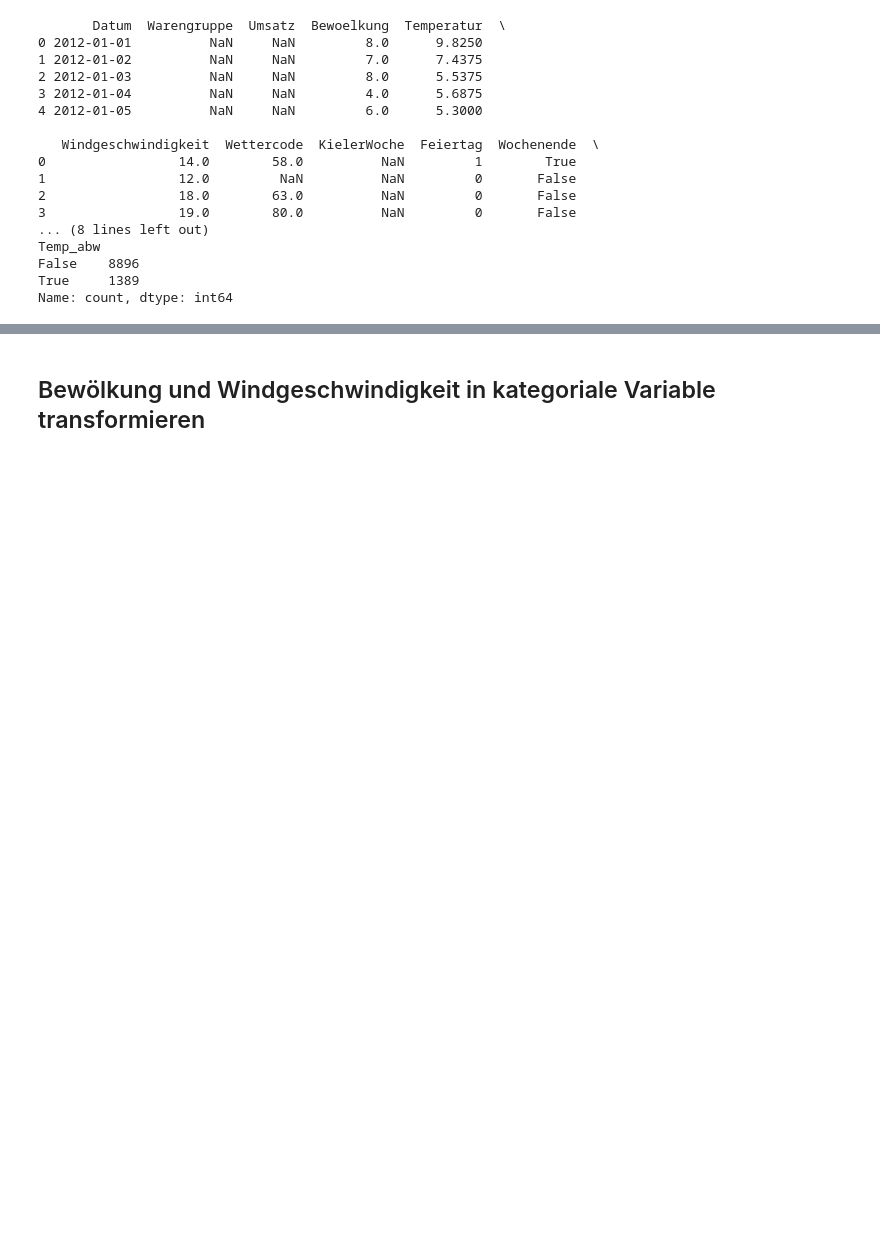
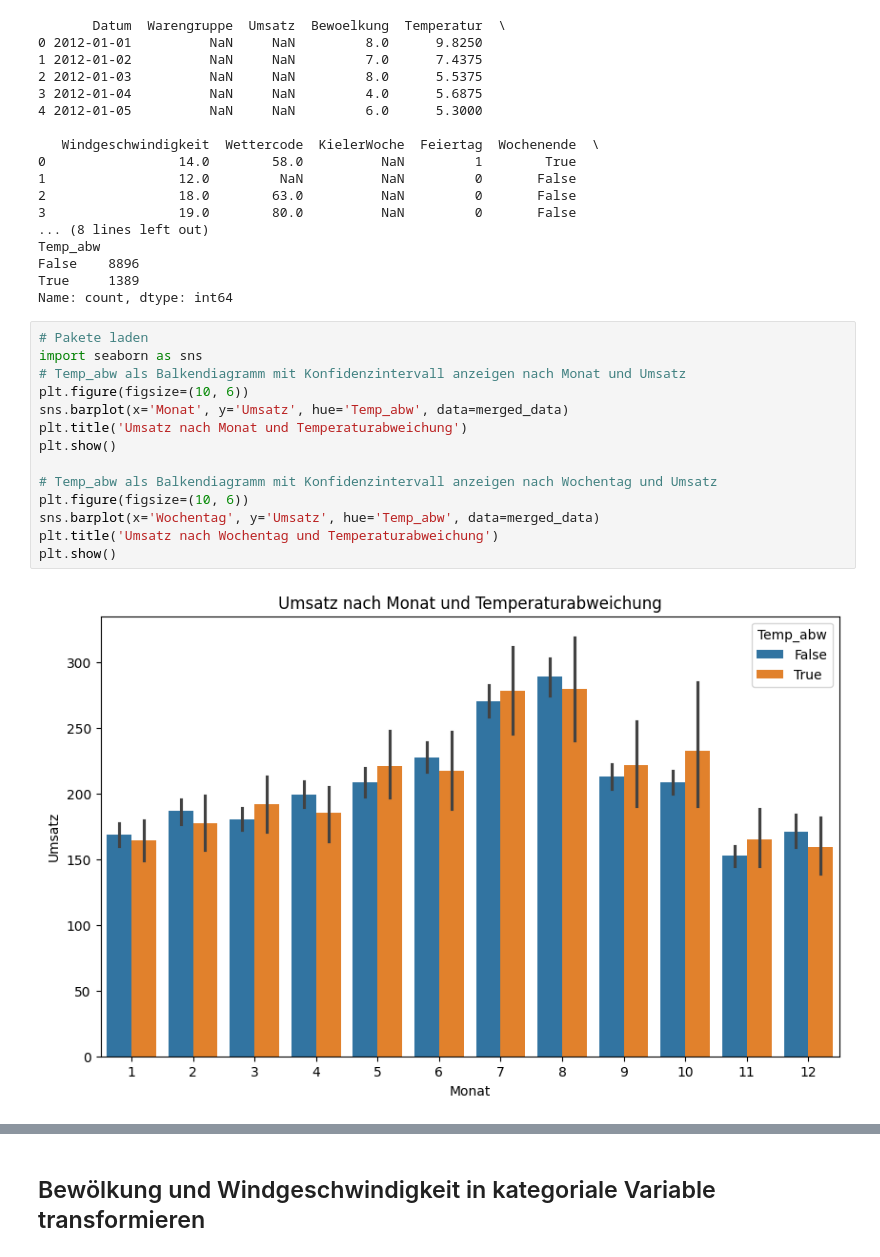
Before and after one commit to Suminho7/bakery_sales_prediction, a Jupyter notebook: Datenaufbereitung.ipynb, the cells around one changed output, grey strips where cells are left out. Cells and saved outputs as stored; diff of their text form; blank space fills up the shorter version.

```diff
--- a/Datenaufbereitung.ipynb
+++ b/Datenaufbereitung.ipynb
@@ -142,3 +142,19 @@ Temp_abw
 False    8896
 True     1389
 Name: count, dtype: int64
+# %%
+# Pakete laden
+import seaborn as sns
+# Temp_abw als Balkendiagramm mit Konfidenzintervall anzeigen nach Monat und Umsatz
+plt.figure(figsize=(10, 6))
+sns.barplot(x='Monat', y='Umsatz', hue='Temp_abw', data=merged_data)
+plt.title('Umsatz nach Monat und Temperaturabweichung')
+plt.show()
+
+# Temp_abw als Balkendiagramm mit Konfidenzintervall anzeigen nach Wochentag und Umsatz
+plt.figure(figsize=(10, 6))
+sns.barplot(x='Wochentag', y='Umsatz', hue='Temp_abw', data=merged_data)
+plt.title('Umsatz nach Wochentag und Temperaturabweichung')
+plt.show()
+# %% [output]
+[figure, added]
```
Also changed, not shown: parts of 5 cells of this notebook, 5 other files.
